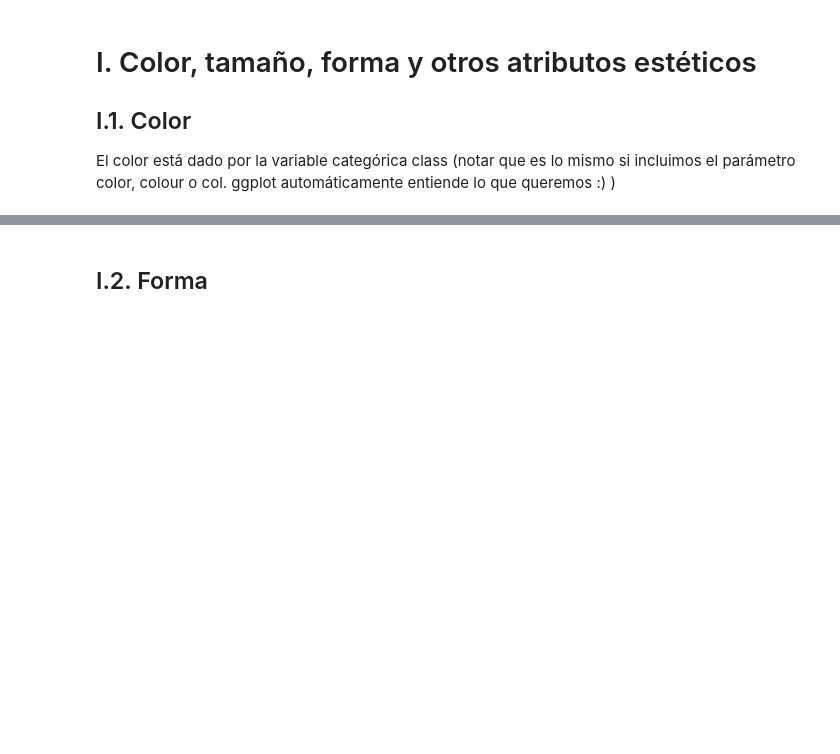
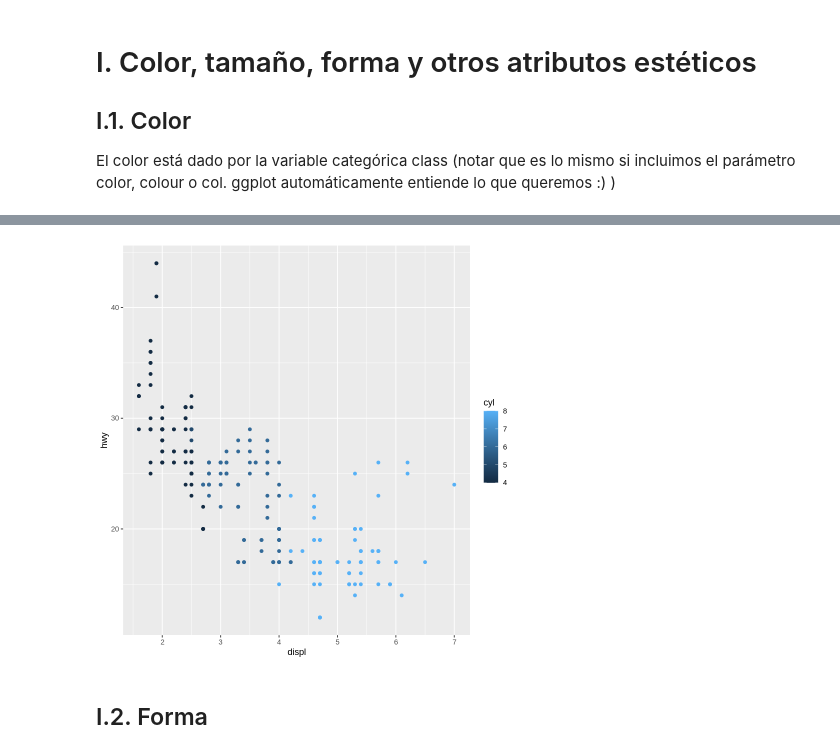
Before and after one commit to kerlesuwu/DBDC_202010_Programacion_en_R_para_ciencia_de_datos, a Jupyter notebook: Clases/Clase4/02_Visualizaciones_ggplot.ipynb, the cells around one changed output, grey strips where cells are left out. Cells and saved outputs as stored; diff of their text form; code cells hidden in the pictures; blank space fills up the shorter version.

```diff
--- a/Clases/Clase4/02_Visualizaciones_ggplot.ipynb
+++ b/Clases/Clase4/02_Visualizaciones_ggplot.ipynb
@@ -58,5 +102,10 @@ El color está dado por la variable categórica class (notar que es lo mismo si
 # %%
 # que sucede si el color no es una variable discreta (categórica)
+ggplot(mpg) +
+    aes(x = displ, y = hwy, color = cyl) +
+    geom_point()
+# %% [output]
+[figure, added]
 # %% [markdown]
 ## I.2. Forma
 # %%
```
Also changed, not shown: parts of 27 cells of this notebook.
